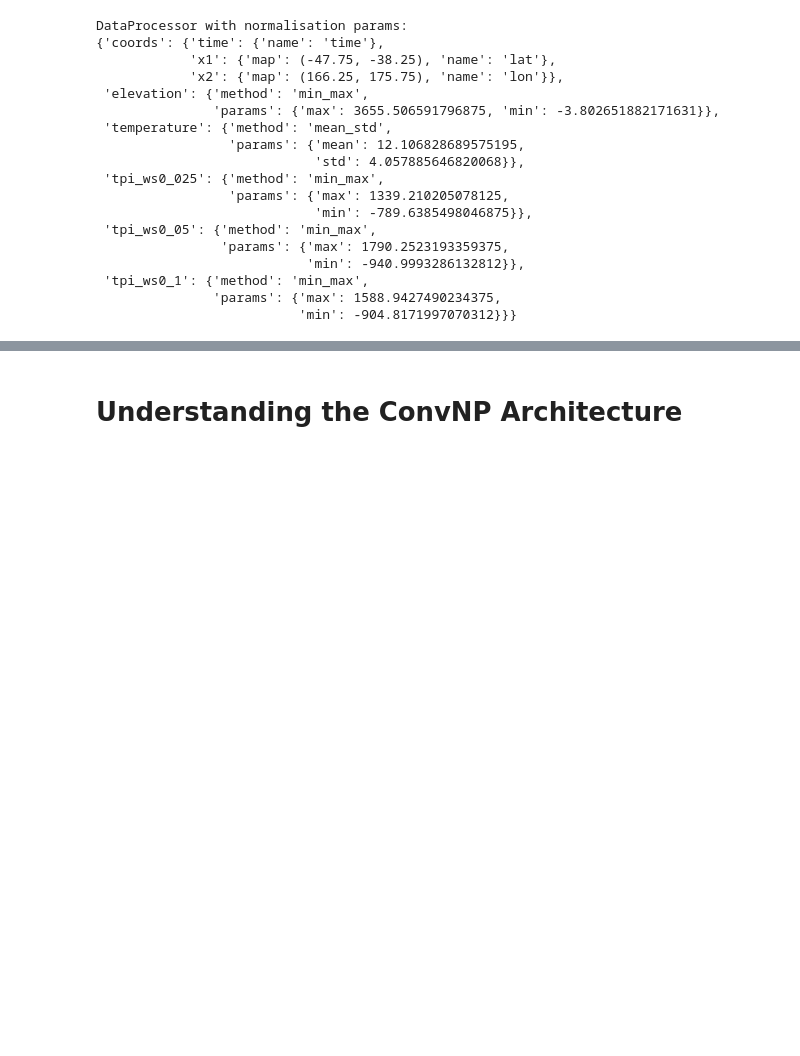
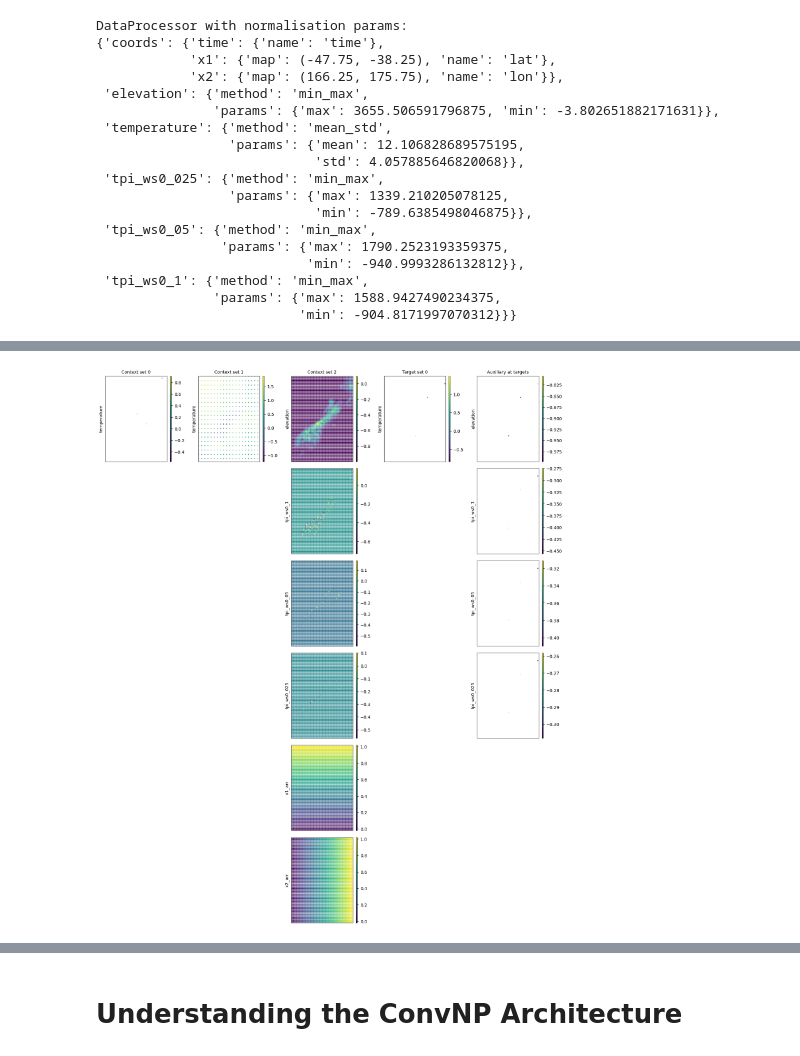
Before and after one commit to LennoxC/convcnp-assim-nz, a Jupyter notebook: notebooks/experiments/exp1_temperature_ConvCNP.ipynb, the cells around one changed output, grey strips where cells are left out. Saved outputs shown, nothing was run; the diff lists cells and outputs as text; code cells hidden in the pictures; blank space fills up the shorter version.

```diff
--- a/notebooks/experiments/exp1_temperature_ConvCNP.ipynb
+++ b/notebooks/experiments/exp1_temperature_ConvCNP.ipynb
@@ -274,3 +259,8 @@ fig = deepsensor.plot.context_encoding(model, train_tasks[1], task_loader)
+# %%
+deepsensor.plot.task(train_tasks[1], task_loader)
+plt.show()
+# %% [output]
+[figure, added]
 # %%
 crs = ccrs.PlateCarree()
 
```
Also changed, not shown: parts of 15 cells of this notebook.
